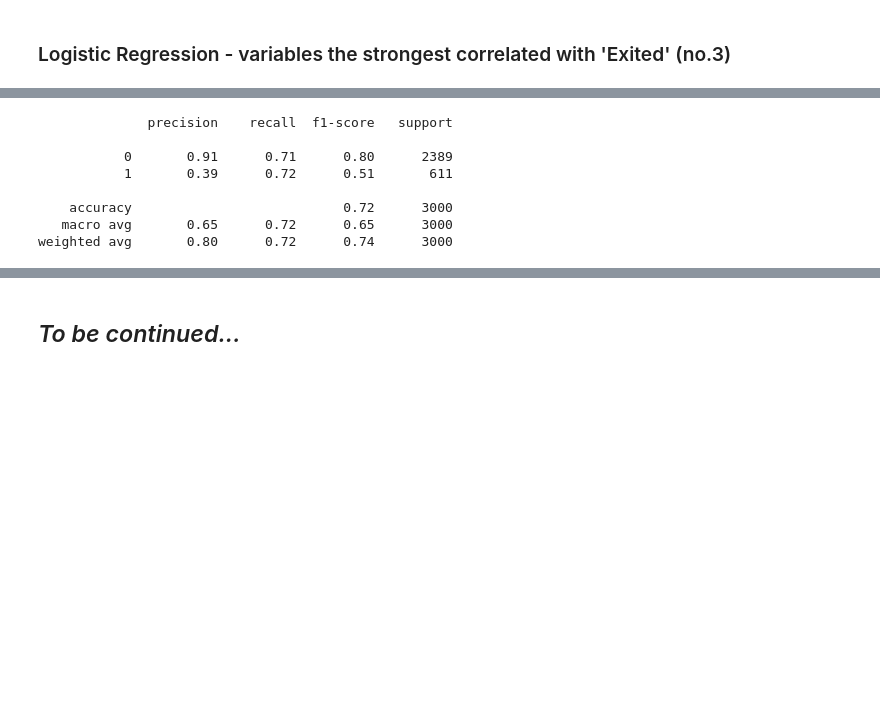
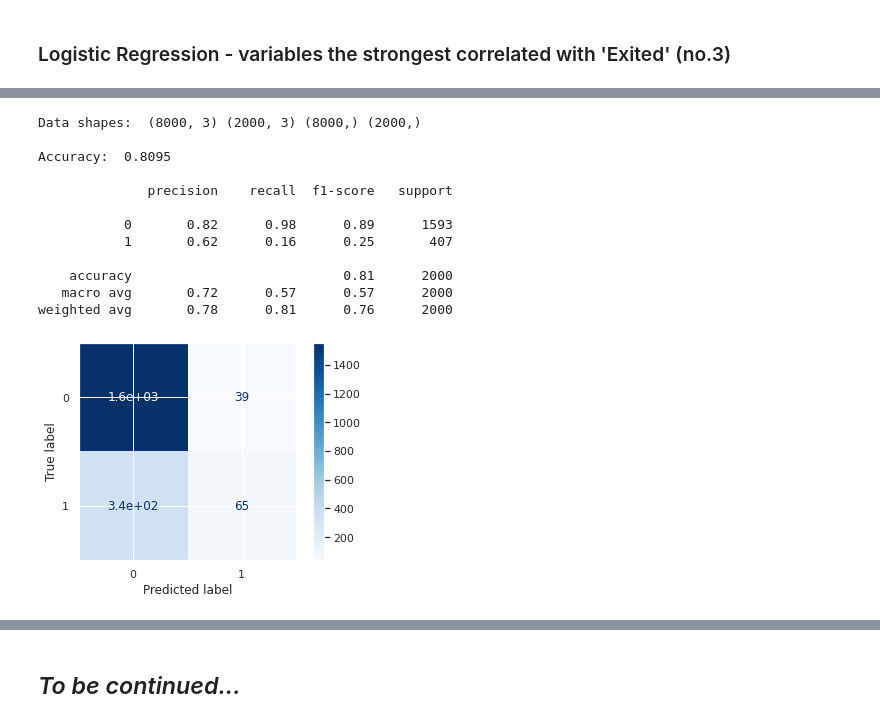
Before and after one commit to Zatorska/Bank_project, a Jupyter notebook: Bank_project.ipynb, the cells around one changed output, grey strips where cells are left out. Cells and saved outputs as stored; diff of their text form; code cells hidden in the pictures; blank space fills up the shorter version.

```diff
--- a/Bank_project.ipynb
+++ b/Bank_project.ipynb
@@ -510,14 +403,19 @@ y_pred_logreg_no3 = logreg_model_no3.predict(X_test)
-# %%
-print(classification_report(y_test,y_pred_logreg_no3))
-# %% [output]
-              precision    recall  f1-score   support
-
-           0       0.91      0.71      0.80      2389
-           1       0.39      0.72      0.51       611
-
-    accuracy                           0.72      3000
-   macro avg       0.65      0.72      0.65      3000
-weighted avg       0.80      0.72      0.74      3000
+# %%
+split_fit_predict_score(logreg_model, X_3, y)
+# %% [output]
+Data shapes:  (8000, 3) (2000, 3) (8000,) (2000,)
+
+Accuracy:  0.8095
+
+              precision    recall  f1-score   support
+
+           0       0.82      0.98      0.89      1593
+           1       0.62      0.16      0.25       407
+
+    accuracy                           0.81      2000
+   macro avg       0.72      0.57      0.57      2000
+weighted avg       0.78      0.81      0.76      2000
+[figure, added]
 # %% [markdown]
 ## Decision Tree
 
```
Also changed, not shown: parts of 49 cells of this notebook.
